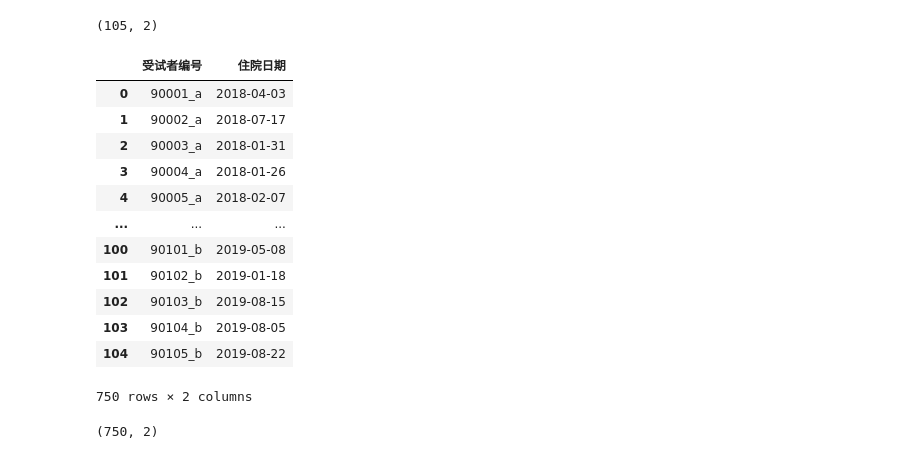
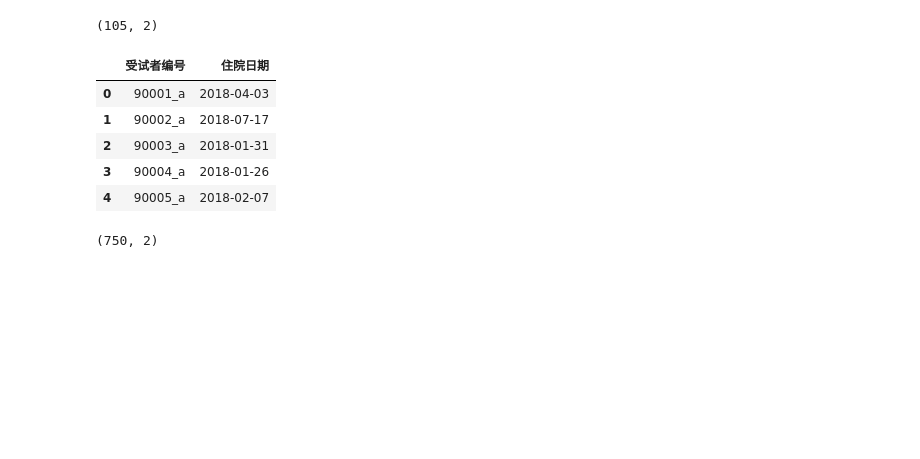
Before and after one commit to yuyongsheng1990/SUP_xinhua_hospital, a Jupyter notebook: processed_data.ipynb, the cells around one changed output. Saved outputs shown, nothing was run; the diff lists cells and outputs as text; code cells hidden in the pictures; blank space fills up the shorter version.

```diff
--- a/processed_data.ipynb
+++ b/processed_data.ipynb
@@ -686,21 +759,14 @@ df_入院时间_2.shape
 # %%
 df_入院时间=pd.concat([df_入院时间_1,df_入院时间_2],axis=0)
 # %%
-df_入院时间
+df_入院时间.head()
 # %% [output]
 |  | 受试者编号 | 住院日期 |
 | 0 | 90001_a | 2018-04-03 |
 | 1 | 90002_a | 2018-07-17 |
 | 2 | 90003_a | 2018-01-31 |
 | 3 | 90004_a | 2018-01-26 |
 | 4 | 90005_a | 2018-02-07 |
-| ... | ... | ... |
-| 100 | 90101_b | 2019-05-08 |
-| 101 | 90102_b | 2019-01-18 |
-| 102 | 90103_b | 2019-08-15 |
-| 103 | 90104_b | 2019-08-05 |
-| 104 | 90105_b | 2019-08-22 |
-750 rows × 2 columns
 # %%
 df_入院时间.shape
 # %% [output]
```
Also changed, not shown: parts of 219 cells of this notebook, 2 other files.
